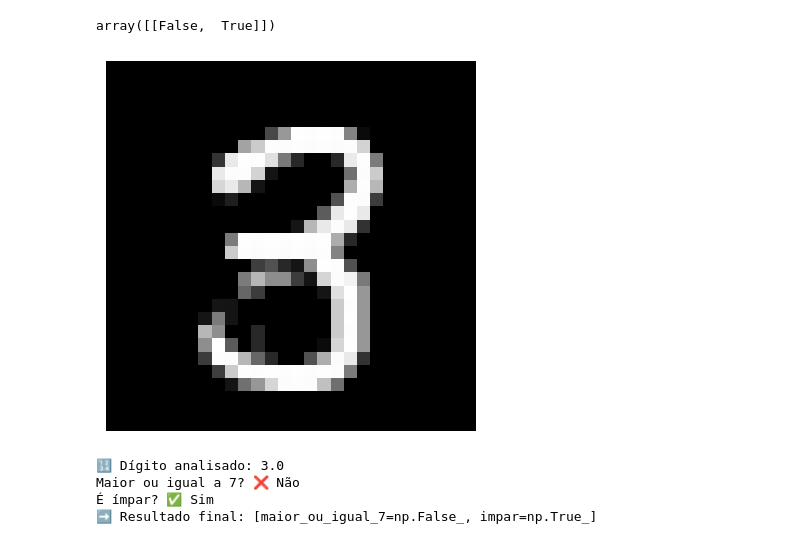
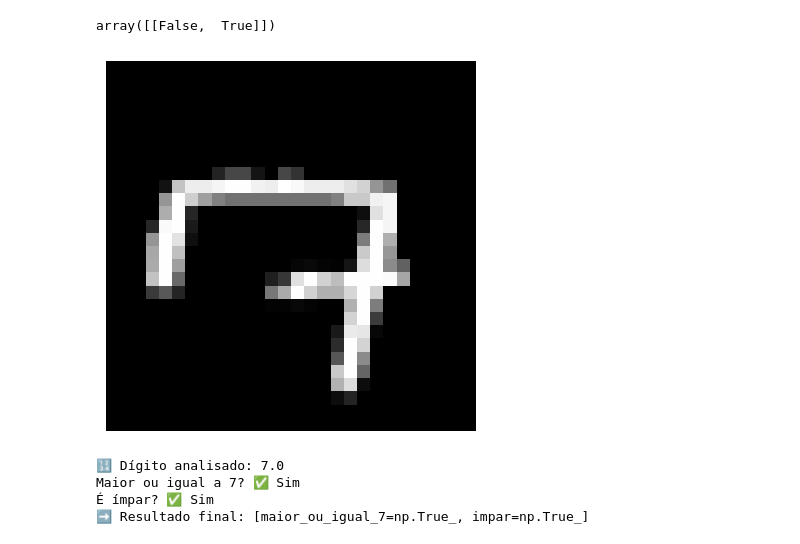
Before and after one commit to ludiemert/Classification_Regression_Models, a Jupyter notebook: 7_Classification_Regression_Models/Class_Regression_Models.ipynb, the cells around one changed output. Saved outputs shown, nothing was run; the diff lists cells and outputs as text; code cells hidden in the pictures.

```diff
--- a/7_Classification_Regression_Models/Class_Regression_Models.ipynb
+++ b/7_Classification_Regression_Models/Class_Regression_Models.ipynb
@@ -552,7 +552,7 @@ knn_clf.predict([digit])
 # %% [output]
 array([[False,  True]])
 # %%
-# codigo adaptado com label
+# codigo adaptado com label, modelos multilabel
 from sklearn.neighbors import KNeighborsClassifier
 import numpy as np
 import matplotlib.pyplot as plt
@@ -566,36 +566,36 @@ y_train_odd = (y_train % 2 == 1)
 # Cria o rótulo multilabel com as duas colunas
 y_multilabel = np.c_[y_train_large, y_train_odd]
 
 # Treina o modelo
 knn_clf = KNeighborsClassifier()
 knn_clf.fit(x_train, y_multilabel)
 
 # Escolhe um exemplo
-n = 4
+n = 66
 digit = x_train[n]
 
 # Mostra o dígito
 plt.imshow(digit.reshape(28, 28), cmap="gray")
 plt.axis("off")
 plt.show()
 
 # Faz a previsão
 prediction = knn_clf.predict([digit])[0]
 
 # Interpreta o resultado
 maior_ou_igual_7 = prediction[0]
 impar = prediction[1]
 
 # Exibe texto explicativo
 print(f"🔢 Dígito analisado: {y_train[n]}")
 print(f"Maior ou igual a 7? {'✅ Sim' if maior_ou_igual_7 else '❌ Não'}")
 print(f"É ímpar? {'✅ Sim' if impar else '❌ Não'}")
 
 # (opcional) Resumo em uma única linha
 print(f"➡️ Resultado final: [{maior_ou_igual_7=}, {impar=}]")
 # %% [output]
-[figure, old version]
+[figure, new version]
-🔢 Dígito analisado: 3.0
-Maior ou igual a 7? ❌ Não
+🔢 Dígito analisado: 7.0
+Maior ou igual a 7? ✅ Sim
 É ímpar? ✅ Sim
-➡️ Resultado final: [maior_ou_igual_7=np.False_, impar=np.True_]
+➡️ Resultado final: [maior_ou_igual_7=np.True_, impar=np.True_]
```
